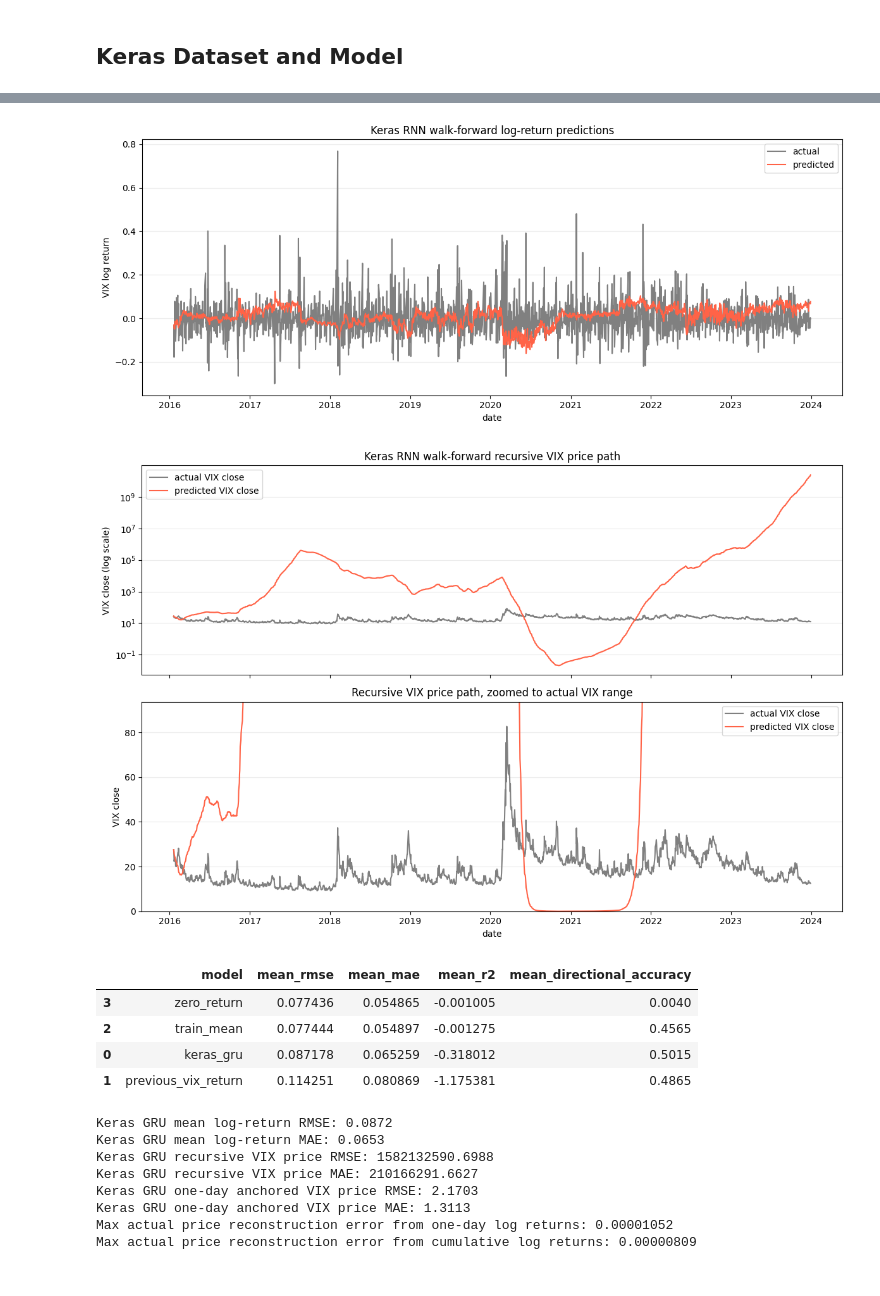
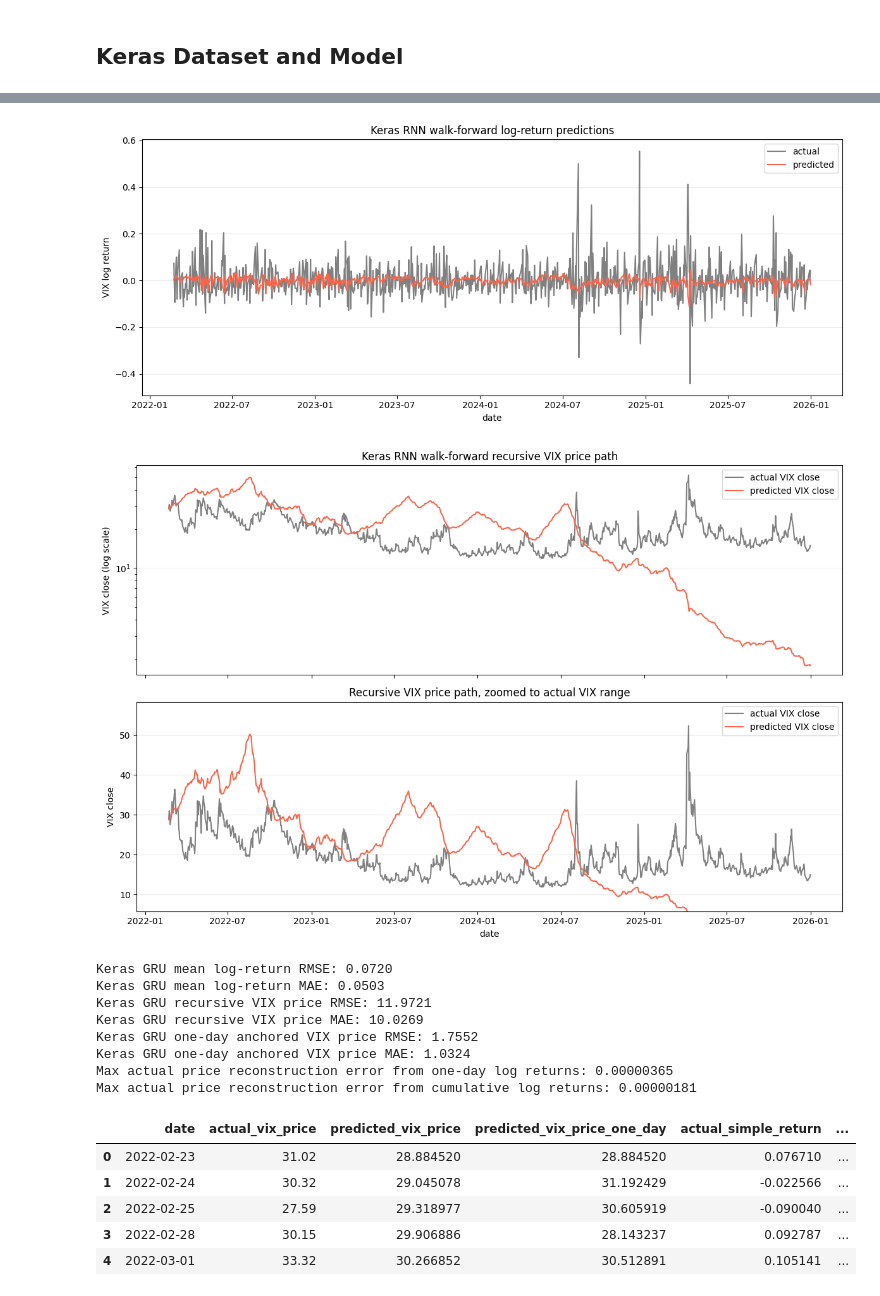
Before and after one commit to amuelrath/vix, a Jupyter notebook: analyses/rnn.ipynb, the cells around one changed output, grey strips where cells are left out. Cells and saved outputs as stored; diff of their text form; code cells hidden in the pictures.

```diff
--- a/analyses/rnn.ipynb
+++ b/analyses/rnn.ipynb
@@ -48,4 +55,5 @@ sentiment_df.sample(5, random_state=RANDOM_SEED)
 # GPRD_ACT - Daily GPR Acts (Index: 1985:2019=100)
 # GPRD_THREAT - Daily GPR Threats (Index: 1985:2019=100)
 gpr_df = pd.read_stata("../data/gpr_daily.dta", columns=["date", "GPRD", "GPRD_ACT", "GPRD_THREAT"])
+gpr_df["date"] = pd.to_datetime(gpr_df["date"])
 gpr_df.head()
@@ -166,9 +297,12 @@ WEIGHT_DECAY = 1e-4
 EPOCHS = 75
 PATIENCE = 10
 
-N_SPLITS = 10
-TEST_SIZE = 200
-VALIDATION_SIZE = 200
+N_SPLITS = 4
+TEST_SIZE = 242
+VALIDATION_SIZE = 242
+
+MODEL_NAME = "keras_gru"
+MODEL_LABEL = "Keras GRU RNN"
 # %%
 def eligible_target_indices(indices, lookback_days):
     return [int(idx) for idx in indices if int(idx) >= lookback_days - 1]
@@ -538,10 +769,10 @@ ax.grid(True, axis="y", alpha=0.25)
 plt.tight_layout()
 plt.show()
 
-required_price_cols = {"adjclose"}
-missing_price_cols = sorted(required_price_cols.difference(model_df.columns))
+required_price_cols = {"vix_adjclose"}
+missing_price_cols = sorted(required_price_cols.difference(df.columns))
 if missing_price_cols:
-    raise ValueError(f"model_df is missing price columns needed for price reconstruction: {missing_price_cols}")
+    raise ValueError(f"df is missing price columns needed for price reconstruction: {missing_price_cols}")
 
 price_predictions_df = (
     predictions_df.copy()
@@ -558,9 +789,9 @@ if len(target_positions) == 0:
 if np.any(previous_target_positions < 0):
     raise ValueError("Cannot build price predictions without a prior VIX close for every target row.")
 
-price_predictions_df["date"] = model_df.iloc[target_positions]["date"].to_numpy()
-price_predictions_df["actual_vix_price"] = model_df.iloc[target_positions]["adjclose"].to_numpy(dtype=np.float64)
-price_predictions_df["previous_actual_vix_price"] = model_df.iloc[previous_target_positions]["adjclose"].to_numpy(dtype=np.float64)
+price_predictions_df["date"] = df.iloc[target_positions]["date"].to_numpy()
+price_predictions_df["actual_vix_price"] = df.iloc[target_positions]["vix_adjclose"].to_numpy(dtype=np.float64)
+price_predictions_df["previous_actual_vix_price"] = df.iloc[previous_target_positions]["vix_adjclose"].to_numpy(dtype=np.float64)
 price_predictions_df["actual_simple_return"] = np.expm1(price_predictions_df["actual"])
 price_predictions_df["predicted_simple_return"] = np.expm1(price_predictions_df["predicted"])
 price_predictions_df["actual_vix_price_from_return"] = (
@@ -571,9 +802,9 @@ price_predictions_df["predicted_vix_price_one_day"] = (
 )
 
 anchor_index = int(previous_target_positions[0])
-anchor_row = model_df.iloc[anchor_index]
+anchor_row = df.iloc[anchor_index]
 anchor_date = anchor_row["date"]
-anchor_price = float(anchor_row["adjclose"])
+anchor_price = float(anchor_row["vix_adjclose"])
 
 actual_path_prices = []
 predicted_path_prices = []
@@ -633,18 +864,6 @@ axes[1].set_ylabel("VIX close")
 plt.tight_layout()
 plt.show()
 
-model_summary = (
-    metrics_df.groupby("model", as_index=False)
-    .agg(
-        mean_rmse=("rmse", "mean"),
-        mean_mae=("mae", "mean"),
-        mean_r2=("r2", "mean"),
-        mean_directional_accuracy=("directional_accuracy", "mean"),
-    )
-    .sort_values("mean_rmse")
-)
-display(model_summary)
-
 keras_rows = metrics_df[metrics_df["model"].eq("keras_gru")]
 recursive_price_metrics = regression_metrics(
     price_predictions_df["actual_vix_price"],
@@ -653,45 +872,46 @@ recursive_price_metrics = regression_metrics(
 one_day_price_metrics = regression_metrics(
     price_predictions_df["actual_vix_price"],
     price_predictions_df["predicted_vix_price_one_day"],
 )
 one_day_reconstruction_error = (
     price_predictions_df["actual_vix_price"] - price_predictions_df["actual_vix_price_from_return"]
 ).abs().max()
 path_reconstruction_error = (
     price_predictions_df["actual_vix_price"] - price_predictions_df["actual_vix_price_from_path"]
 ).abs().max()
 print(f"Keras GRU mean log-return RMSE: {keras_rows['rmse'].mean():.4f}")
 print(f"Keras GRU mean log-return MAE: {keras_rows['mae'].mean():.4f}")
 print(f"Keras GRU recursive VIX price RMSE: {recursive_price_metrics['rmse']:.4f}")
 print(f"Keras GRU recursive VIX price MAE: {recursive_price_metrics['mae']:.4f}")
 print(f"Keras GRU one-day anchored VIX price RMSE: {one_day_price_metrics['rmse']:.4f}")
 print(f"Keras GRU one-day anchored VIX price MAE: {one_day_price_metrics['mae']:.4f}")
 print(f"Max actual price reconstruction error from one-day log returns: {one_day_reconstruction_error:.8f}")
 print(f"Max actual price reconstruction error from cumulative log returns: {path_reconstruction_error:.8f}")
 price_predictions_df[
     [
         "date",
         "actual_vix_price",
         "predicted_vix_price",
         "predicted_vix_price_one_day",
         "actual_simple_return",
         "predicted_simple_return",
         "fold",
     ]
 ].head()
 # %% [output]
-[figure, old version]
+[figure, new version]
-[figure, old version]
+[figure, new version]
+Keras GRU mean log-return RMSE: 0.0720
+Keras GRU mean log-return MAE: 0.0503
+Keras GRU recursive VIX price RMSE: 11.9721
+Keras GRU recursive VIX price MAE: 10.0269
+Keras GRU one-day anchored VIX price RMSE: 1.7552
+Keras GRU one-day anchored VIX price MAE: 1.0324
+Max actual price reconstruction error from one-day log returns: 0.00000365
+Max actual price reconstruction error from cumulative log returns: 0.00000181
-|  | model | mean_rmse | mean_mae | mean_r2 | mean_directional_accuracy |
-| 3 | zero_return | 0.077436 | 0.054865 | -0.001005 | 0.0040 |
-| 2 | train_mean | 0.077444 | 0.054897 | -0.001275 | 0.4565 |
-| 0 | keras_gru | 0.087178 | 0.065259 | -0.318012 | 0.5015 |
-| 1 | previous_vix_return | 0.114251 | 0.080869 | -1.175381 | 0.4865 |
+|  | date | actual_vix_price | predicted_vix_price | predicted_vix_price_one_day | actual_simple_return | ... |
+| 0 | 2022-02-23 | 31.02 | 28.884520 | 28.884520 | 0.076710 | ... |
+| 1 | 2022-02-24 | 30.32 | 29.045078 | 31.192429 | -0.022566 | ... |
+| 2 | 2022-02-25 | 27.59 | 29.318977 | 30.605919 | -0.090040 | ... |
+| 3 | 2022-02-28 | 30.15 | 29.906886 | 28.143237 | 0.092787 | ... |
+| 4 | 2022-03-01 | 33.32 | 30.266852 | 30.512891 | 0.105141 | ... |
-Keras GRU mean log-return RMSE: 0.0872
-Keras GRU mean log-return MAE: 0.0653
-Keras GRU recursive VIX price RMSE: 1582132590.6988
-Keras GRU recursive VIX price MAE: 210166291.6627
-Keras GRU one-day anchored VIX price RMSE: 2.1703
-Keras GRU one-day anchored VIX price MAE: 1.3113
-Max actual price reconstruction error from one-day log returns: 0.00001052
-Max actual price reconstruction error from cumulative log returns: 0.00000809
```
Also changed, not shown: parts of 23 cells of this notebook, 4 other files.
